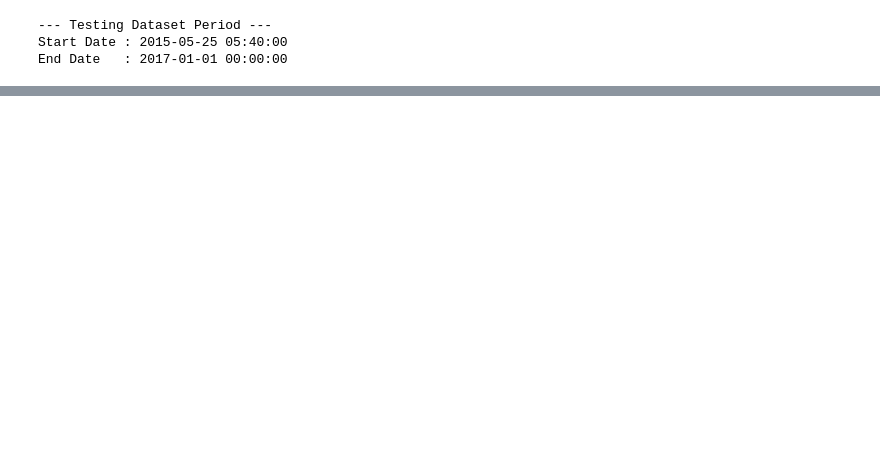
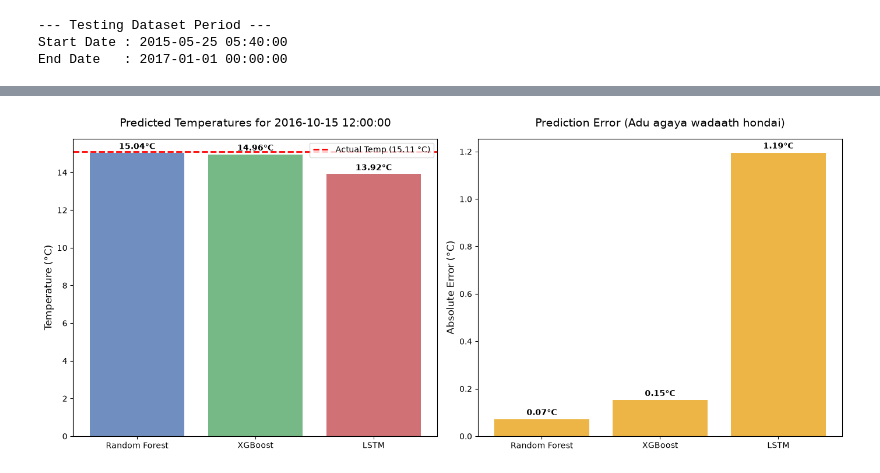
Before and after one commit to hansalaenukafernando/weatherForecastingModel, a Jupyter notebook: notebooks/weatherForecasting.ipynb, the cells around one changed output, grey strips where cells are left out. Cells and saved outputs as stored; diff of their text form; code cells hidden in the pictures; blank space fills up the shorter version.

Commit message:
XGBoost

```diff
--- a/notebooks/weatherForecasting.ipynb
+++ b/notebooks/weatherForecasting.ipynb
@@ -760,0 +851,52 @@ LSTM Prediction    : 14.54 °C (Error: 0.57 °C)
+# %%
+import matplotlib.pyplot as plt
+import numpy as np
+
+# 1. Plot karanna awashya data tika sakas kirima (Kalin cell eke variables bahaitha karai)
+models = ['Random Forest', 'XGBoost', 'LSTM']
+predictions = [rf_pred, xgb_pred, lstm_pred]
+errors = [abs(actual_temp - rf_pred), abs(actual_temp - xgb_pred), abs(actual_temp - lstm_pred)]
+
+# 2. Prasthara 2k andinna canvas eka hada ganeema
+fig, (ax1, ax2) = plt.subplots(1, 2, figsize=(14, 6))
+
+# ==========================================
+# Prastharaya 1: Predicted vs Actual Temp
+# ==========================================
+colors = ['#4C72B0', '#55A868', '#C44E52'] # Blue, Green, Red
+bars1 = ax1.bar(models, predictions, color=colors, alpha=0.8)
+
+# Aththa ushnathwaya (Actual) rathu pata iri kallakin pennima
+ax1.axhline(y=actual_temp, color='red', linestyle='--', linewidth=2,
+            label=f'Actual Temp ({actual_temp:.2f} °C)')
+
+ax1.set_title(f'Predicted Temperatures for {target_date}', fontsize=14, pad=15)
+ax1.set_ylabel('Temperature (°C)', fontsize=12)
+ax1.legend()
+
+# Bars uda agayan (values) pennima
+for bar in bars1:
+    yval = bar.get_height()
+    ax1.text(bar.get_x() + bar.get_width()/2, yval + 0.1, f'{yval:.2f}°C',
+             ha='center', va='bottom', fontweight='bold')
+
+# ==========================================
+# Prastharaya 2: Prediction Errors (Wenasa)
+# ==========================================
+# Error prastharayata bar chart ekak andima
+bars2 = ax2.bar(models, errors, color='#E8A317', alpha=0.8) # Kaha pata
+
+ax2.set_title('Prediction Error (Adu agaya wadaath hondai)', fontsize=14, pad=15)
+ax2.set_ylabel('Absolute Error (°C)', fontsize=12)
+
+# Error bars uda agayan (values) pennima
+for bar in bars2:
+    yval = bar.get_height()
+    ax2.text(bar.get_x() + bar.get_width()/2, yval + 0.01, f'{yval:.2f}°C',
+             ha='center', va='bottom', fontweight='bold')
+
+# Prastharaya lassanata pennima
+plt.tight_layout()
+plt.show()
+# %% [output]
+[figure, added]
```
Also changed, not shown: parts of 7 cells of this notebook.
